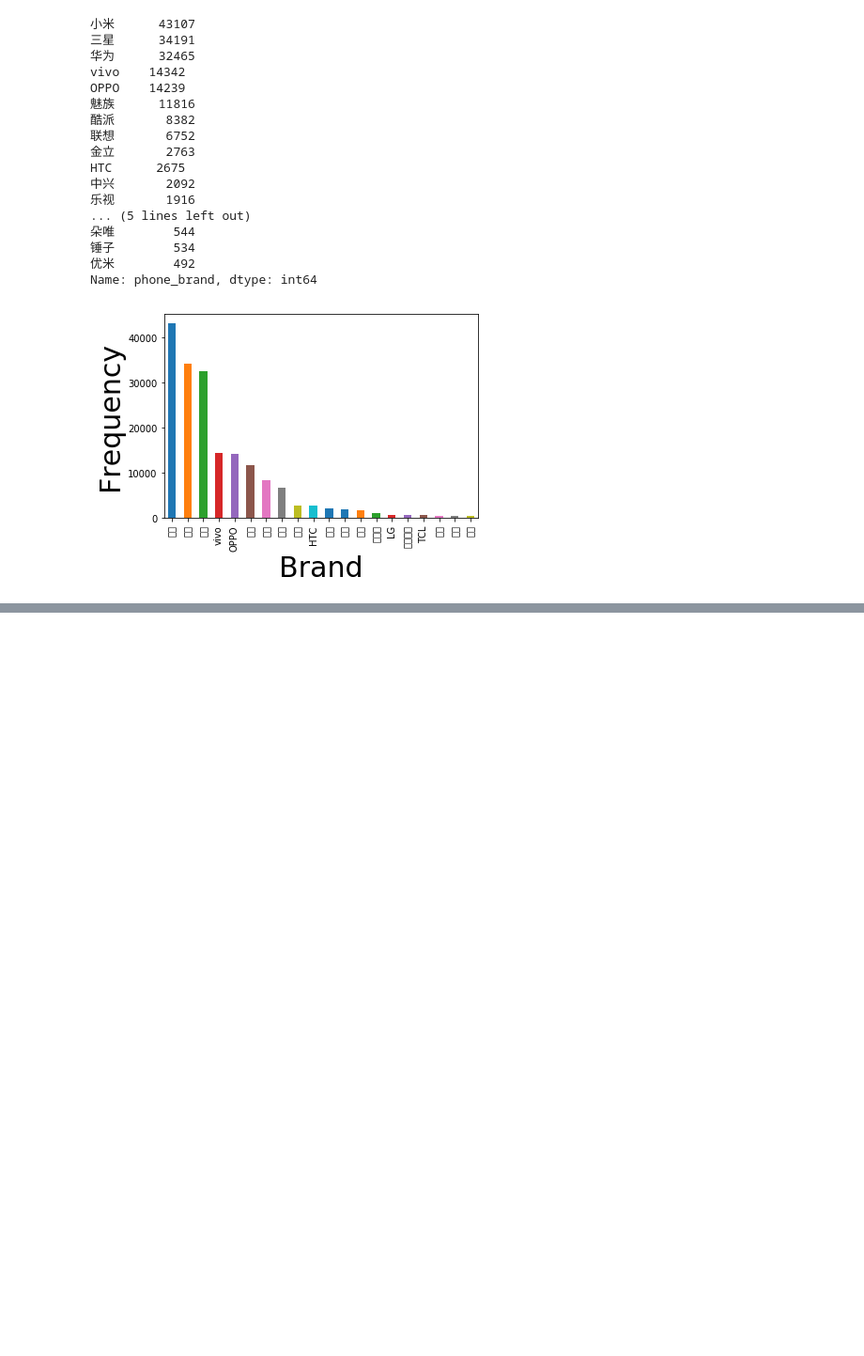
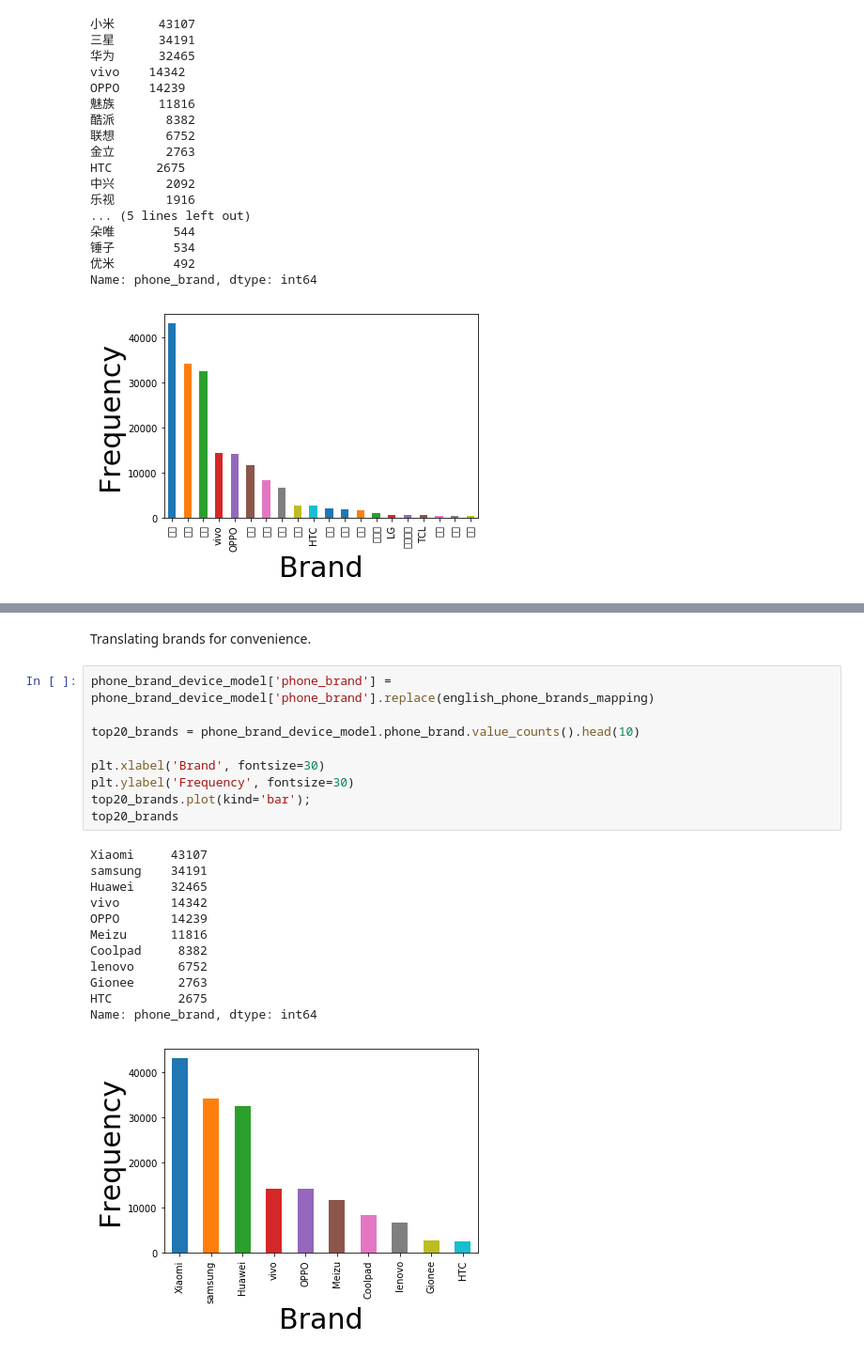
Before and after one commit to patrykjarzyna/Talking-Data, a Jupyter notebook: TalkingData.ipynb, the cells around one changed output, grey strips where cells are left out. Shown at 94% size. Cells and saved outputs as stored; diff of their text form; blank space fills up the shorter version.

```diff
--- a/TalkingData.ipynb
+++ b/TalkingData.ipynb
@@ -211,0 +385,24 @@ Name: phone_brand, dtype: int64
+# %% [markdown]
+Translating brands for convenience.
+# %%
+phone_brand_device_model['phone_brand'] = phone_brand_device_model['phone_brand'].replace(english_phone_brands_mapping)
+
+top20_brands = phone_brand_device_model.phone_brand.value_counts().head(10)
+
+plt.xlabel('Brand', fontsize=30)
+plt.ylabel('Frequency', fontsize=30)
+top20_brands.plot(kind='bar');
+top20_brands
+# %% [output]
+Xiaomi     43107
+samsung    34191
+Huawei     32465
+vivo       14342
+OPPO       14239
+Meizu      11816
+Coolpad     8382
+lenovo      6752
+Gionee      2763
+HTC         2675
+Name: phone_brand, dtype: int64
+[figure, added]
```
Also changed, not shown: parts of 11 cells of this notebook.
